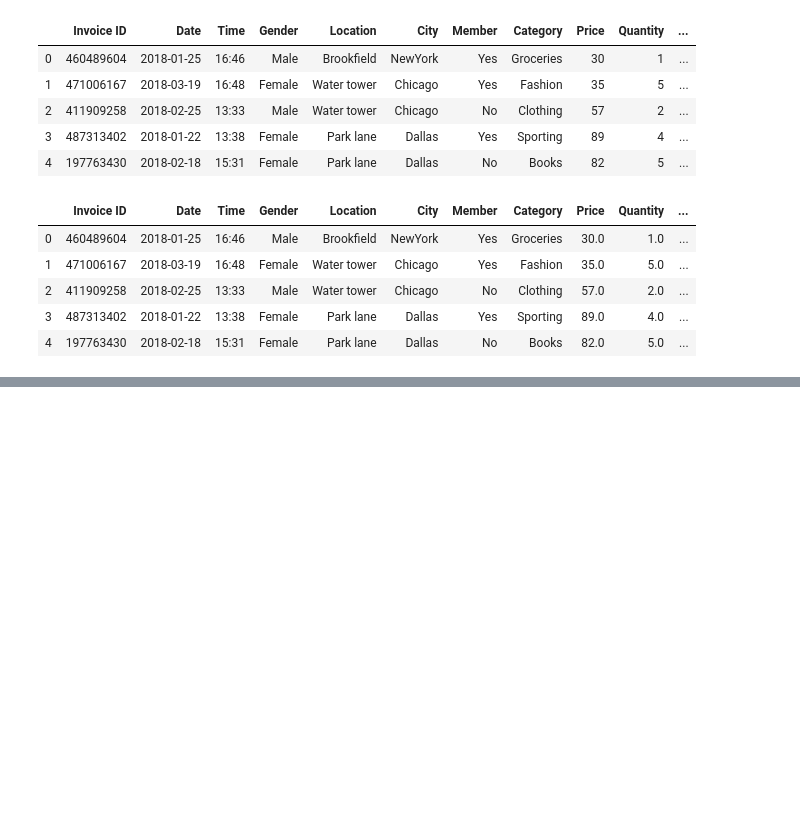
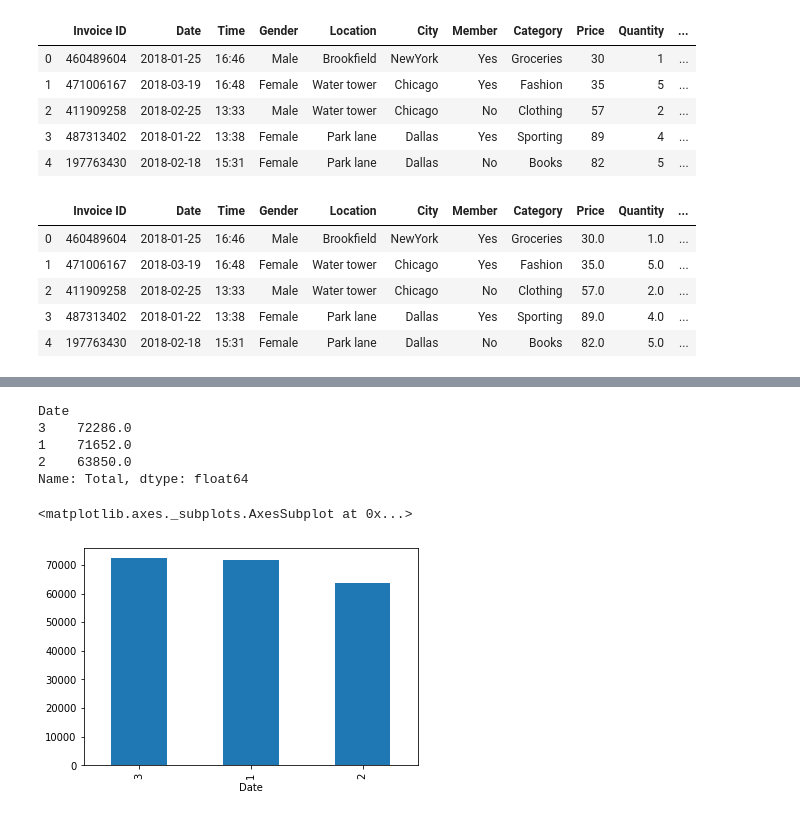
Before and after one commit to FreedomVAce/Supermarket_Analysis, a Jupyter notebook: Supermarket_Analysis.ipynb, the cells around one changed output, grey strips where cells are left out. Cells and saved outputs as stored; diff of their text form; code cells hidden in the pictures; blank space fills up the shorter version.

```diff
--- a/Supermarket_Analysis.ipynb
+++ b/Supermarket_Analysis.ipynb
@@ -67,3 +67,6 @@ sale_df.head()
 | 2 | 411909258 | 2018-02-25 | 13:33 | Male | Water tower | Chicago | No | Clothing | 57.0 | 2.0 | ... |
 | 3 | 487313402 | 2018-01-22 | 13:38 | Female | Park lane | Dallas | Yes | Sporting | 89.0 | 4.0 | ... |
 | 4 | 197763430 | 2018-02-18 | 15:31 | Female | Park lane | Dallas | No | Books | 82.0 | 5.0 | ... |
+# %%
+sale_df = sale_df.sort_values(by = "Date", ascending = True)
+sale_df.head()
@@ -69,0 +80,3 @@ sale_df.head()
+# %%
+sale_df = sale_df.reset_index(drop = True)
+sale_df.head()
@@ -69,0 +141,5 @@ sale_df.head()
+# %%
+market = sale_df
+
+market.index = market["Date"]
+market.head()
@@ -69,0 +154,18 @@ sale_df.head()
+# %%
+month_sale = market.groupby(market.index.month)
+
+
+total_month_sale = month_sale["Total"].sum()
+total_month_sale = total_month_sale.sort_values(ascending=False)
+total_month_sale
+# %% [output]
+Date
+3    72286.0
+1    71652.0
+2    63850.0
+Name: Total, dtype: float64
+# %%
+total_month_sale.plot(kind = 'bar')
+# %% [output]
+<matplotlib.axes._subplots.AxesSubplot at 0x...>
+[figure, added]
```
Also changed, not shown: parts of 14 cells of this notebook.
